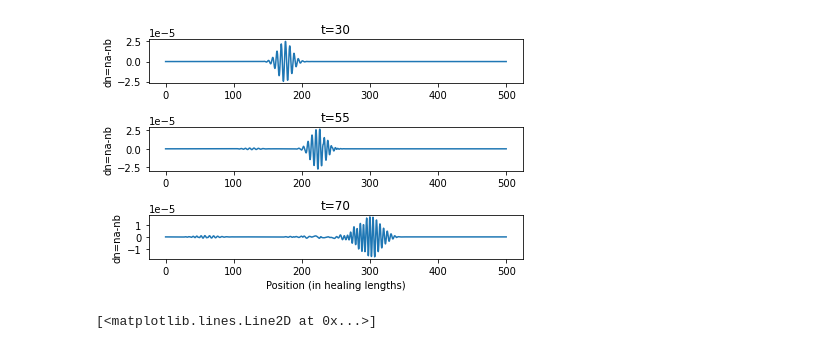
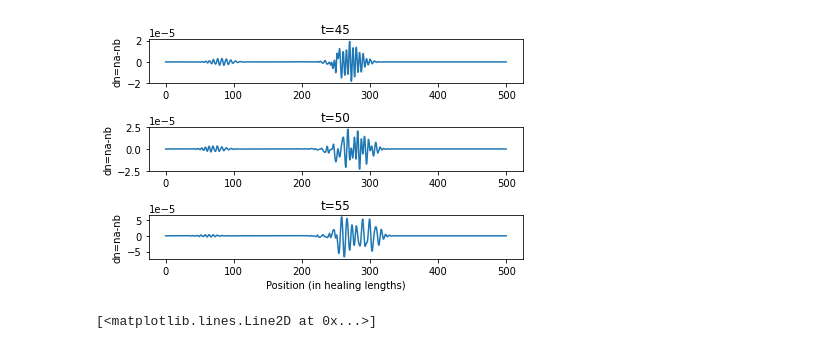
Before and after one commit to ebbeborg/GPsolver, a Jupyter notebook: results/results.ipynb, the cells around one changed output. Cells and saved outputs as stored; diff of their text form; code cells hidden in the pictures.

```diff
--- a/results/results.ipynb
+++ b/results/results.ipynb
@@ -6,34 +6,34 @@ import csv
 # %%
 #plotting relative densities of the components in space and time
 a=[]
 b=[]
 x=np.arange(0,500,0.25) #gridspace
 
 #gathering results data form results.txt and storing in variables a and b
 with open('results.txt','r') as csvfile:
     plots=csv.reader(csvfile, delimiter=',')
     for row in plots:
         a.append(row[::2]) #even row elements are condensate a
         b.append(row[1::2]) #odd row elements are condensate b
 
 a=np.array(a).astype(float)
 b=np.array(b).astype(float)
 
 Figure, (ax1, ax2, ax3)=plt.subplots(3)
-ax1.plot(x,a[0]-b[0])
-ax1.set_title('t=30')
+ax1.plot(x,a[45]-b[45])
+ax1.set_title('t=45')
 ax1.set_ylabel('dn=na-nb')
-ax2.plot(x,a[25]-b[25])
-ax2.set_title('t=55')
+ax2.plot(x,a[50]-b[50])
+ax2.set_title('t=50')
 ax2.set_ylabel('dn=na-nb')
-ax3.plot(x,a[60]-b[60])
-ax3.set_title('t=70')
+ax3.plot(x,a[55]-b[55])
+ax3.set_title('t=55')
 ax3.set_xlabel('Position (in healing lengths)')
 ax3.set_ylabel('dn=na-nb')
 Figure.tight_layout()
 plt.show()
 # %% [output]
-[figure, old version]
+[figure, new version]
 # %%
 #plotting dimensionless dispersion relation of spectra for density and spin modes
 k=np.arange(0,1.5,0.01)
```
Also changed, not shown: 6 other files.
